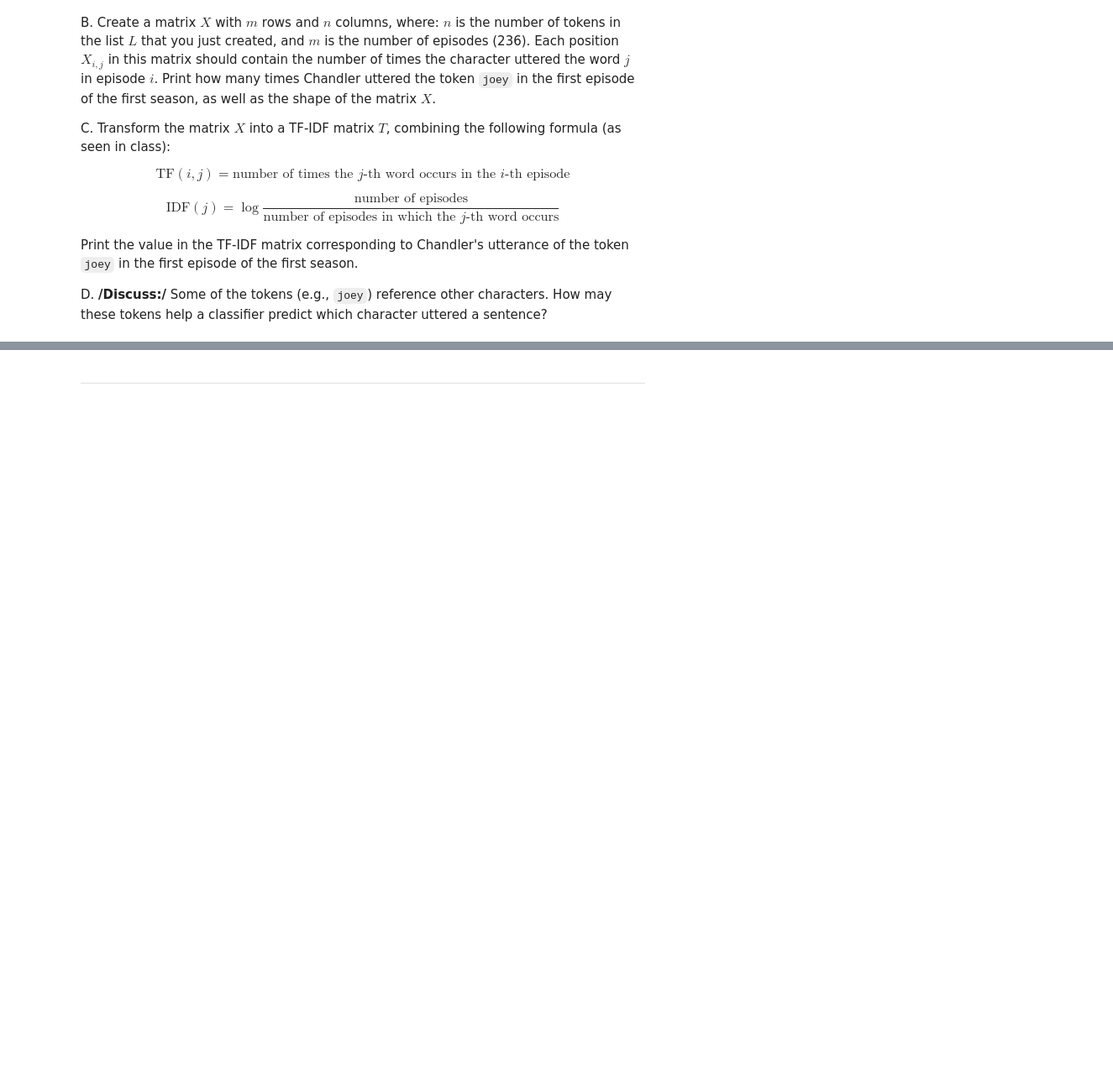
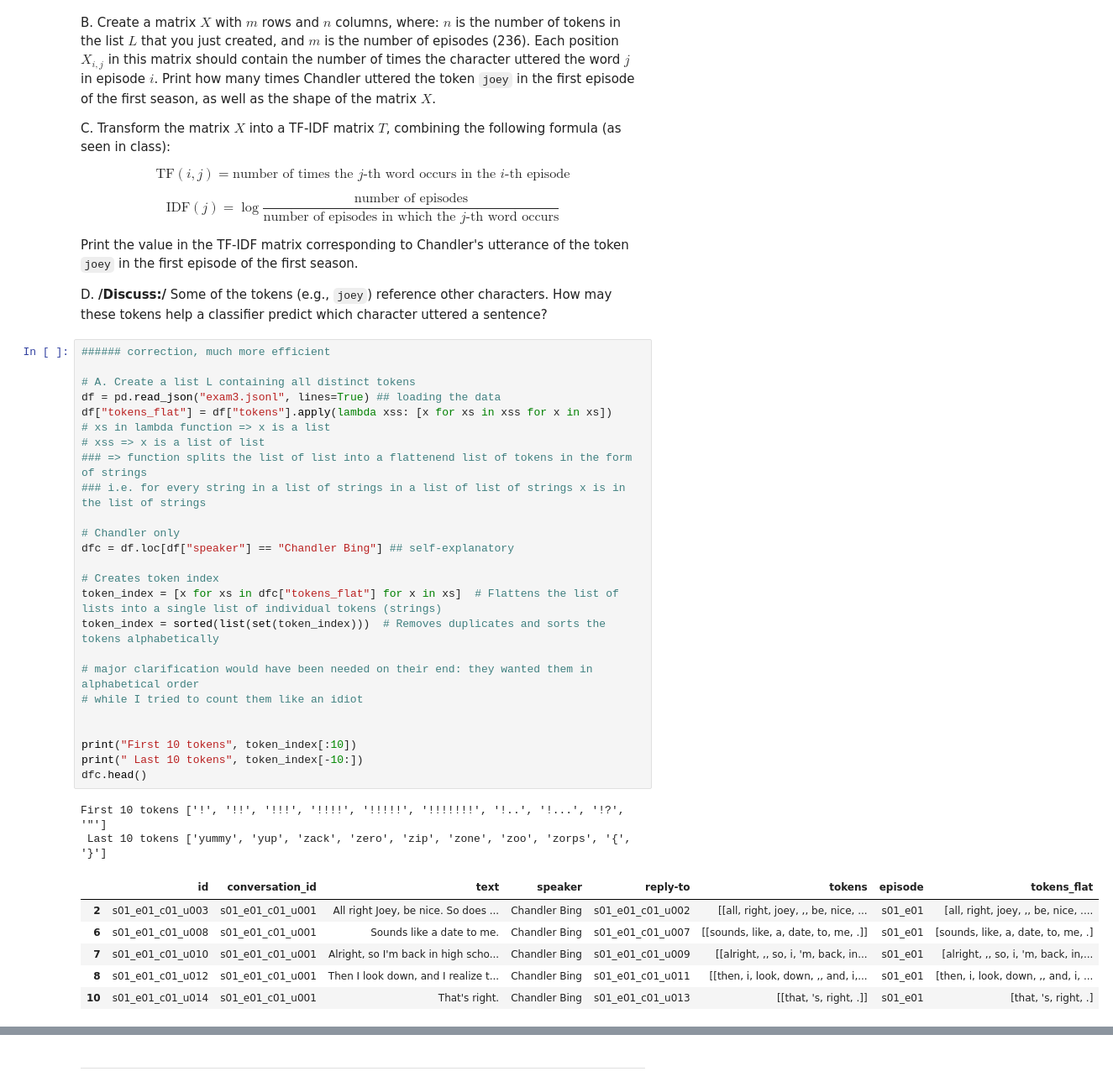
Before and after one commit to kabdelno/PersonalRepo-CS401, a Jupyter notebook: ExamPrep/Old Exams/2023/exam.ipynb, the cells around one changed output, grey strips where cells are left out. Shown: that part at 84% size. Saved outputs shown, nothing was run; the diff lists cells and outputs as text; blank space fills up the shorter version.

Commit message:
final changes to master notebook, commentary manually added to the exam notebooks. Time to go review handling large amounts of data now

```diff
--- a/ExamPrep/Old Exams/2023/exam.ipynb
+++ b/ExamPrep/Old Exams/2023/exam.ipynb
@@ -371,3 +384,37 @@ $$\text{IDF}(j) =  \log \frac{\text{number of episodes}}{\text{number of episode
 Print the value in the TF-IDF matrix corresponding to Chandler's utterance of the token `joey` in the first episode of the first season.
 
 D. **/Discuss:/** Some of the tokens (e.g., `joey`) reference other characters. How may these tokens help a classifier predict which character uttered a sentence?
+# %%
+###### correction, much more efficient
+
+# A. Create a list L containing all distinct tokens
+df = pd.read_json("exam3.jsonl", lines=True) ## loading the data
+df["tokens_flat"] = df["tokens"].apply(lambda xss: [x for xs in xss for x in xs])
+# xs in lambda function => x is a list
+# xss => x is a list of list
+### => function splits the list of list into a flattenend list of tokens in the form of strings
+### i.e. for every string in a list of strings in a list of list of strings x is in the list of strings
+
+# Chandler only
+dfc = df.loc[df["speaker"] == "Chandler Bing"] ## self-explanatory
+
+# Creates token index
+token_index = [x for xs in dfc["tokens_flat"] for x in xs]  # Flattens the list of lists into a single list of individual tokens (strings)
+token_index = sorted(list(set(token_index)))  # Removes duplicates and sorts the tokens alphabetically
+
+# major clarification would have been needed on their end: they wanted them in alphabetical order
+# while I tried to count them like an idiot
+
+
+print("First 10 tokens", token_index[:10])
+print(" Last 10 tokens", token_index[-10:])
+dfc.head()
+# %% [output]
+First 10 tokens ['!', '!!', '!!!', '!!!!', '!!!!!', '!!!!!!!', '!..', '!...', '!?', '"']
+ Last 10 tokens ['yummy', 'yup', 'zack', 'zero', 'zip', 'zone', 'zoo', 'zorps', '{', '}']
+|  | id | conversation_id | text | speaker | reply-to | tokens | episode | tokens_flat |
+| 2 | s01_e01_c01_u003 | s01_e01_c01_u001 | All right Joey, be nice. So does ... | Chandler Bing | s01_e01_c01_u002 | [[all, right, joey, ,, be, nice, ... | s01_e01 | [all, right, joey, ,, be, nice, .... |
+| 6 | s01_e01_c01_u008 | s01_e01_c01_u001 | Sounds like a date to me. | Chandler Bing | s01_e01_c01_u007 | [[sounds, like, a, date, to, me, .]] | s01_e01 | [sounds, like, a, date, to, me, .] |
+| 7 | s01_e01_c01_u010 | s01_e01_c01_u001 | Alright, so I'm back in high scho... | Chandler Bing | s01_e01_c01_u009 | [[alright, ,, so, i, 'm, back, in... | s01_e01 | [alright, ,, so, i, 'm, back, in,... |
+| 8 | s01_e01_c01_u012 | s01_e01_c01_u001 | Then I look down, and I realize t... | Chandler Bing | s01_e01_c01_u011 | [[then, i, look, down, ,, and, i,... | s01_e01 | [then, i, look, down, ,, and, i, ... |
+| 10 | s01_e01_c01_u014 | s01_e01_c01_u001 | That's right. | Chandler Bing | s01_e01_c01_u013 | [[that, 's, right, .]] | s01_e01 | [that, 's, right, .] |
```
Also changed, not shown: parts of 15 cells of this notebook, 3 other files.
